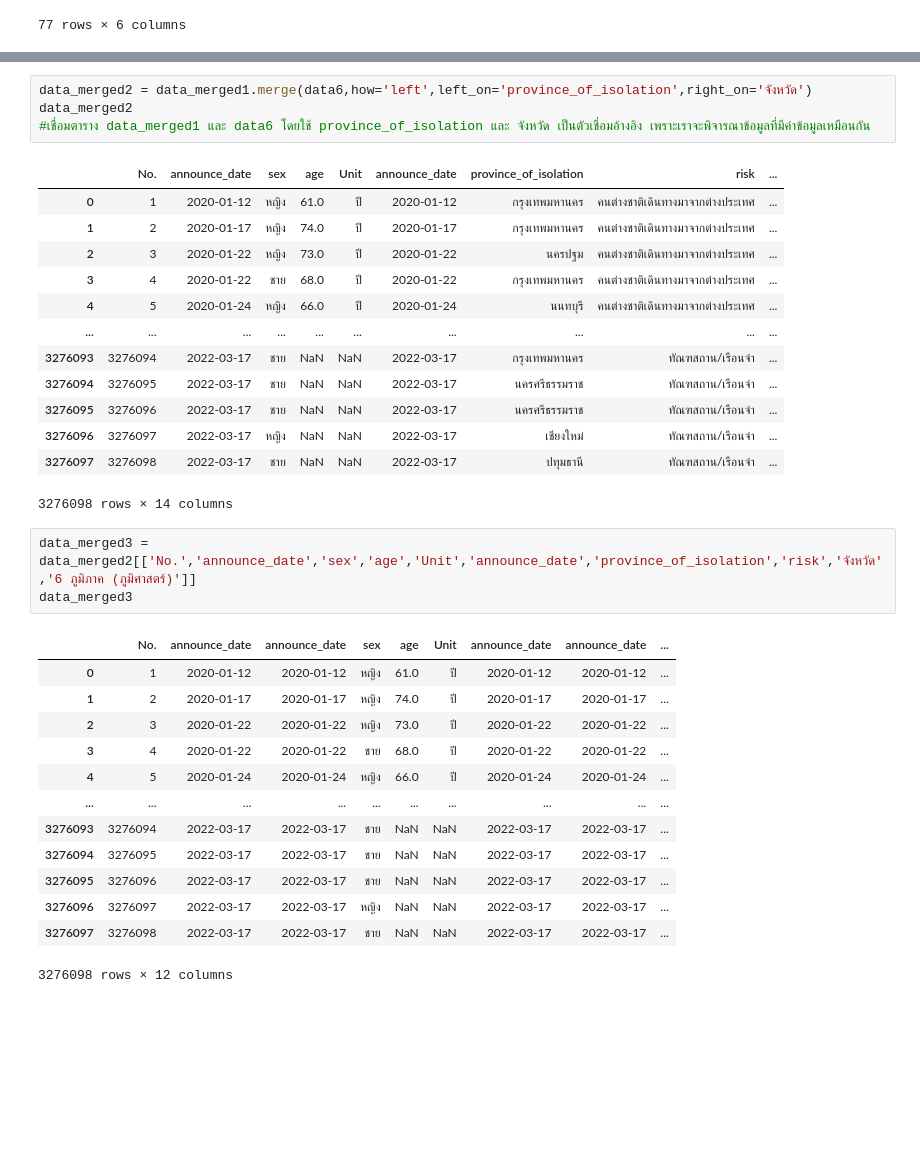
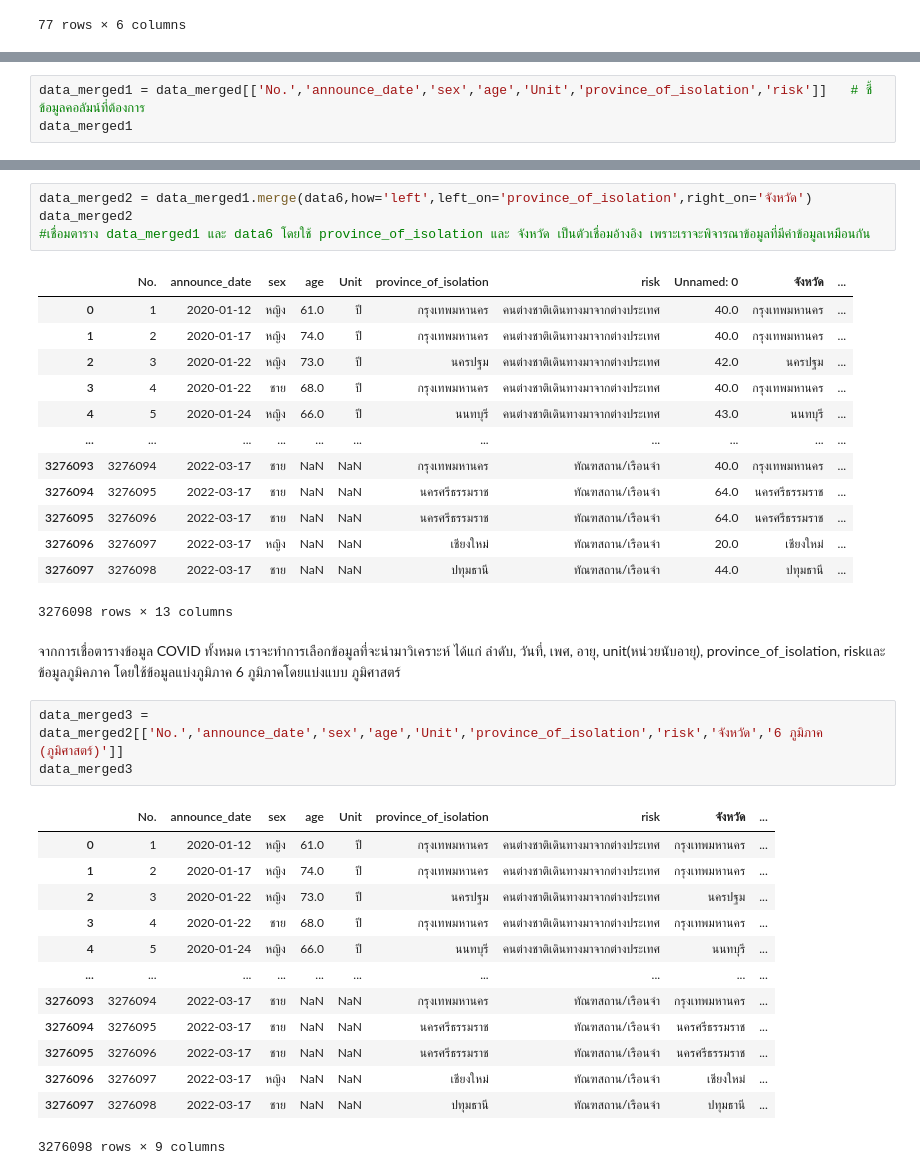
Before and after one commit to Chanakarn06/data_viz_2022, a Jupyter notebook: Project.ipynb, the cells around one changed output, grey strips where cells are left out. Cells and saved outputs as stored; diff of their text form; blank space fills up the shorter version.

```diff
--- a/Project.ipynb
+++ b/Project.ipynb
@@ -198,0 +199,3 @@ data6
+# %%
+data_merged1 = data_merged[['No.','announce_date','sex','age','Unit','province_of_isolation','risk']]   # ชี้ข้อมูลคอลัมน์ที่ต้องการ
+data_merged1
@@ -201,34 +269,36 @@ data_merged2 = data_merged1.merge(data6,how='left',left_on='province_of_isolatio
 data_merged2
 #เชื่อมตาราง data_merged1 และ data6 โดยใช้ province_of_isolation และ จังหวัด เป็นตัวเชื่อมอ้างอิง เพราะเราจะพิจารณาข้อมูลที่มีค่าข้อมูลเหมือนกัน
 # %% [output]
-|  | No. | announce_date | sex | age | Unit | announce_date | province_of_isolation | risk | ... |
-| 0 | 1 | 2020-01-12 | หญิง | 61.0 | ปี | 2020-01-12 | กรุงเทพมหานคร | คนต่างชาติเดินทางมาจากต่างประเทศ | ... |
-| 1 | 2 | 2020-01-17 | หญิง | 74.0 | ปี | 2020-01-17 | กรุงเทพมหานคร | คนต่างชาติเดินทางมาจากต่างประเทศ | ... |
-| 2 | 3 | 2020-01-22 | หญิง | 73.0 | ปี | 2020-01-22 | นครปฐม | คนต่างชาติเดินทางมาจากต่างประเทศ | ... |
-| 3 | 4 | 2020-01-22 | ชาย | 68.0 | ปี | 2020-01-22 | กรุงเทพมหานคร | คนต่างชาติเดินทางมาจากต่างประเทศ | ... |
-| 4 | 5 | 2020-01-24 | หญิง | 66.0 | ปี | 2020-01-24 | นนทบุรี | คนต่างชาติเดินทางมาจากต่างประเทศ | ... |
-| ... | ... | ... | ... | ... | ... | ... | ... | ... | ... |
-| 3276093 | 3276094 | 2022-03-17 | ชาย | NaN | NaN | 2022-03-17 | กรุงเทพมหานคร | ทัณฑสถาน/เรือนจำ | ... |
-| 3276094 | 3276095 | 2022-03-17 | ชาย | NaN | NaN | 2022-03-17 | นครศรีธรรมราช | ทัณฑสถาน/เรือนจำ | ... |
-| 3276095 | 3276096 | 2022-03-17 | ชาย | NaN | NaN | 2022-03-17 | นครศรีธรรมราช | ทัณฑสถาน/เรือนจำ | ... |
-| 3276096 | 3276097 | 2022-03-17 | หญิง | NaN | NaN | 2022-03-17 | เชียงใหม่ | ทัณฑสถาน/เรือนจำ | ... |
-| 3276097 | 3276098 | 2022-03-17 | ชาย | NaN | NaN | 2022-03-17 | ปทุมธานี | ทัณฑสถาน/เรือนจำ | ... |
+|  | No. | announce_date | sex | age | Unit | province_of_isolation | risk | Unnamed: 0 | จังหวัด | ... |
+| 0 | 1 | 2020-01-12 | หญิง | 61.0 | ปี | กรุงเทพมหานคร | คนต่างชาติเดินทางมาจากต่างประเทศ | 40.0 | กรุงเทพมหานคร | ... |
+| 1 | 2 | 2020-01-17 | หญิง | 74.0 | ปี | กรุงเทพมหานคร | คนต่างชาติเดินทางมาจากต่างประเทศ | 40.0 | กรุงเทพมหานคร | ... |
+| 2 | 3 | 2020-01-22 | หญิง | 73.0 | ปี | นครปฐม | คนต่างชาติเดินทางมาจากต่างประเทศ | 42.0 | นครปฐม | ... |
+| 3 | 4 | 2020-01-22 | ชาย | 68.0 | ปี | กรุงเทพมหานคร | คนต่างชาติเดินทางมาจากต่างประเทศ | 40.0 | กรุงเทพมหานคร | ... |
+| 4 | 5 | 2020-01-24 | หญิง | 66.0 | ปี | นนทบุรี | คนต่างชาติเดินทางมาจากต่างประเทศ | 43.0 | นนทบุรี | ... |
+| ... | ... | ... | ... | ... | ... | ... | ... | ... | ... | ... |
+| 3276093 | 3276094 | 2022-03-17 | ชาย | NaN | NaN | กรุงเทพมหานคร | ทัณฑสถาน/เรือนจำ | 40.0 | กรุงเทพมหานคร | ... |
+| 3276094 | 3276095 | 2022-03-17 | ชาย | NaN | NaN | นครศรีธรรมราช | ทัณฑสถาน/เรือนจำ | 64.0 | นครศรีธรรมราช | ... |
+| 3276095 | 3276096 | 2022-03-17 | ชาย | NaN | NaN | นครศรีธรรมราช | ทัณฑสถาน/เรือนจำ | 64.0 | นครศรีธรรมราช | ... |
+| 3276096 | 3276097 | 2022-03-17 | หญิง | NaN | NaN | เชียงใหม่ | ทัณฑสถาน/เรือนจำ | 20.0 | เชียงใหม่ | ... |
+| 3276097 | 3276098 | 2022-03-17 | ชาย | NaN | NaN | ปทุมธานี | ทัณฑสถาน/เรือนจำ | 44.0 | ปทุมธานี | ... |
-3276098 rows × 14 columns
+3276098 rows × 13 columns
+# %% [markdown]
+จากการเชื่อตารางข้อมูล COVID ทั้งหมด เราจะทำการเลือกข้อมูลที่จะนำมาวิเคราะห์ ได้แก่ ลำดับ, วันที่, เพศ, อายุ, unit(หน่วยนับอายุ), province_of_isolation,  riskและ ข้อมูลภูมิคภาค โดยใช้ข้อมูลแบ่งภูมิภาค 6 ภูมิภาคโดยแบ่งแบบ ภูมิศาสตร์
 # %%
-data_merged3 = data_merged2[['No.','announce_date','sex','age','Unit','announce_date','province_of_isolation','risk','จังหวัด','6 ภูมิภาค (ภูมิศาสตร์)']]
+data_merged3 = data_merged2[['No.','announce_date','sex','age','Unit','province_of_isolation','risk','จังหวัด','6 ภูมิภาค (ภูมิศาสตร์)']]
 data_merged3
 # %% [output]
-|  | No. | announce_date | announce_date | sex | age | Unit | announce_date | announce_date | ... |
-| 0 | 1 | 2020-01-12 | 2020-01-12 | หญิง | 61.0 | ปี | 2020-01-12 | 2020-01-12 | ... |
-| 1 | 2 | 2020-01-17 | 2020-01-17 | หญิง | 74.0 | ปี | 2020-01-17 | 2020-01-17 | ... |
-| 2 | 3 | 2020-01-22 | 2020-01-22 | หญิง | 73.0 | ปี | 2020-01-22 | 2020-01-22 | ... |
-| 3 | 4 | 2020-01-22 | 2020-01-22 | ชาย | 68.0 | ปี | 2020-01-22 | 2020-01-22 | ... |
-| 4 | 5 | 2020-01-24 | 2020-01-24 | หญิง | 66.0 | ปี | 2020-01-24 | 2020-01-24 | ... |
+|  | No. | announce_date | sex | age | Unit | province_of_isolation | risk | จังหวัด | ... |
+| 0 | 1 | 2020-01-12 | หญิง | 61.0 | ปี | กรุงเทพมหานคร | คนต่างชาติเดินทางมาจากต่างประเทศ | กรุงเทพมหานคร | ... |
+| 1 | 2 | 2020-01-17 | หญิง | 74.0 | ปี | กรุงเทพมหานคร | คนต่างชาติเดินทางมาจากต่างประเทศ | กรุงเทพมหานคร | ... |
+| 2 | 3 | 2020-01-22 | หญิง | 73.0 | ปี | นครปฐม | คนต่างชาติเดินทางมาจากต่างประเทศ | นครปฐม | ... |
+| 3 | 4 | 2020-01-22 | ชาย | 68.0 | ปี | กรุงเทพมหานคร | คนต่างชาติเดินทางมาจากต่างประเทศ | กรุงเทพมหานคร | ... |
+| 4 | 5 | 2020-01-24 | หญิง | 66.0 | ปี | นนทบุรี | คนต่างชาติเดินทางมาจากต่างประเทศ | นนทบุรี | ... |
 | ... | ... | ... | ... | ... | ... | ... | ... | ... | ... |
-| 3276093 | 3276094 | 2022-03-17 | 2022-03-17 | ชาย | NaN | NaN | 2022-03-17 | 2022-03-17 | ... |
-| 3276094 | 3276095 | 2022-03-17 | 2022-03-17 | ชาย | NaN | NaN | 2022-03-17 | 2022-03-17 | ... |
-| 3276095 | 3276096 | 2022-03-17 | 2022-03-17 | ชาย | NaN | NaN | 2022-03-17 | 2022-03-17 | ... |
-| 3276096 | 3276097 | 2022-03-17 | 2022-03-17 | หญิง | NaN | NaN | 2022-03-17 | 2022-03-17 | ... |
-| 3276097 | 3276098 | 2022-03-17 | 2022-03-17 | ชาย | NaN | NaN | 2022-03-17 | 2022-03-17 | ... |
+| 3276093 | 3276094 | 2022-03-17 | ชาย | NaN | NaN | กรุงเทพมหานคร | ทัณฑสถาน/เรือนจำ | กรุงเทพมหานคร | ... |
+| 3276094 | 3276095 | 2022-03-17 | ชาย | NaN | NaN | นครศรีธรรมราช | ทัณฑสถาน/เรือนจำ | นครศรีธรรมราช | ... |
+| 3276095 | 3276096 | 2022-03-17 | ชาย | NaN | NaN | นครศรีธรรมราช | ทัณฑสถาน/เรือนจำ | นครศรีธรรมราช | ... |
+| 3276096 | 3276097 | 2022-03-17 | หญิง | NaN | NaN | เชียงใหม่ | ทัณฑสถาน/เรือนจำ | เชียงใหม่ | ... |
+| 3276097 | 3276098 | 2022-03-17 | ชาย | NaN | NaN | ปทุมธานี | ทัณฑสถาน/เรือนจำ | ปทุมธานี | ... |
-3276098 rows × 12 columns
+3276098 rows × 9 columns
 # %%
```
Also changed, not shown: parts of 79 cells of this notebook.
